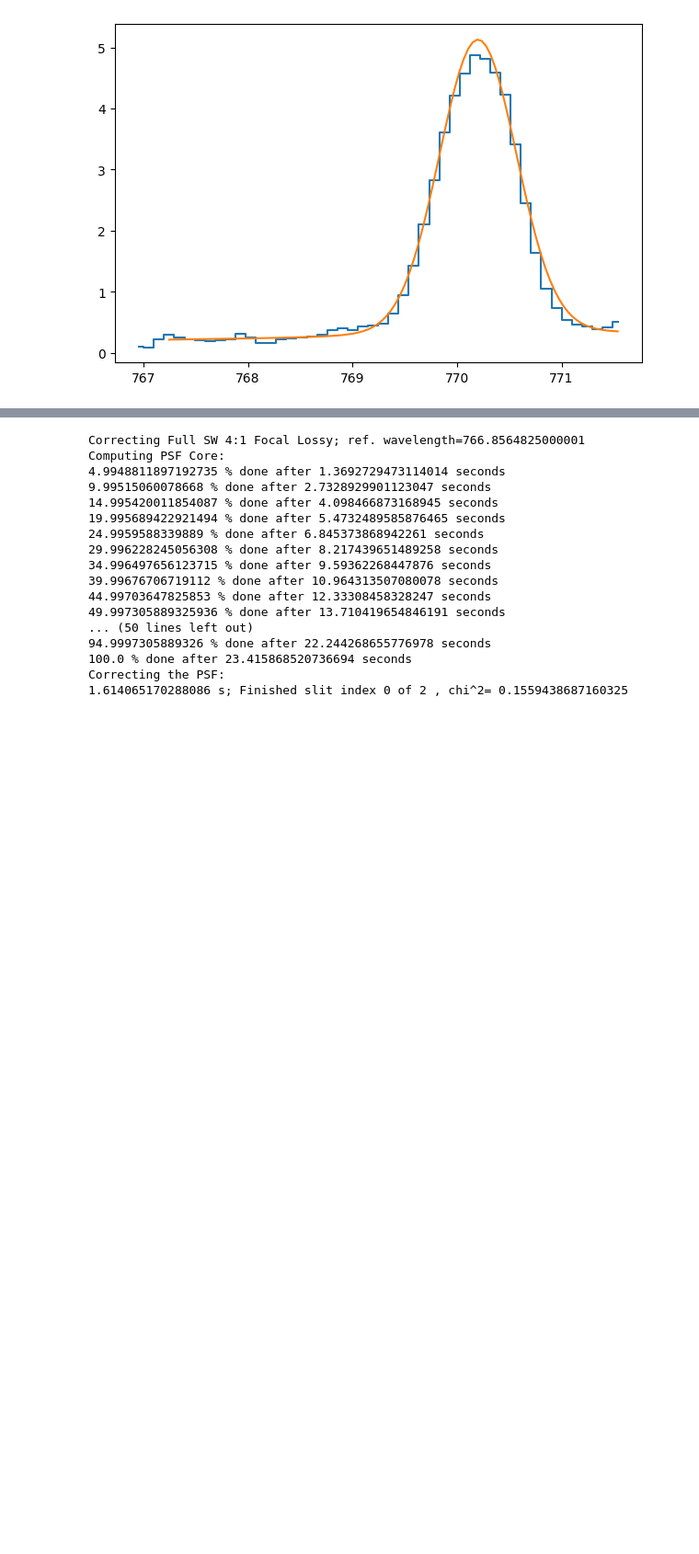
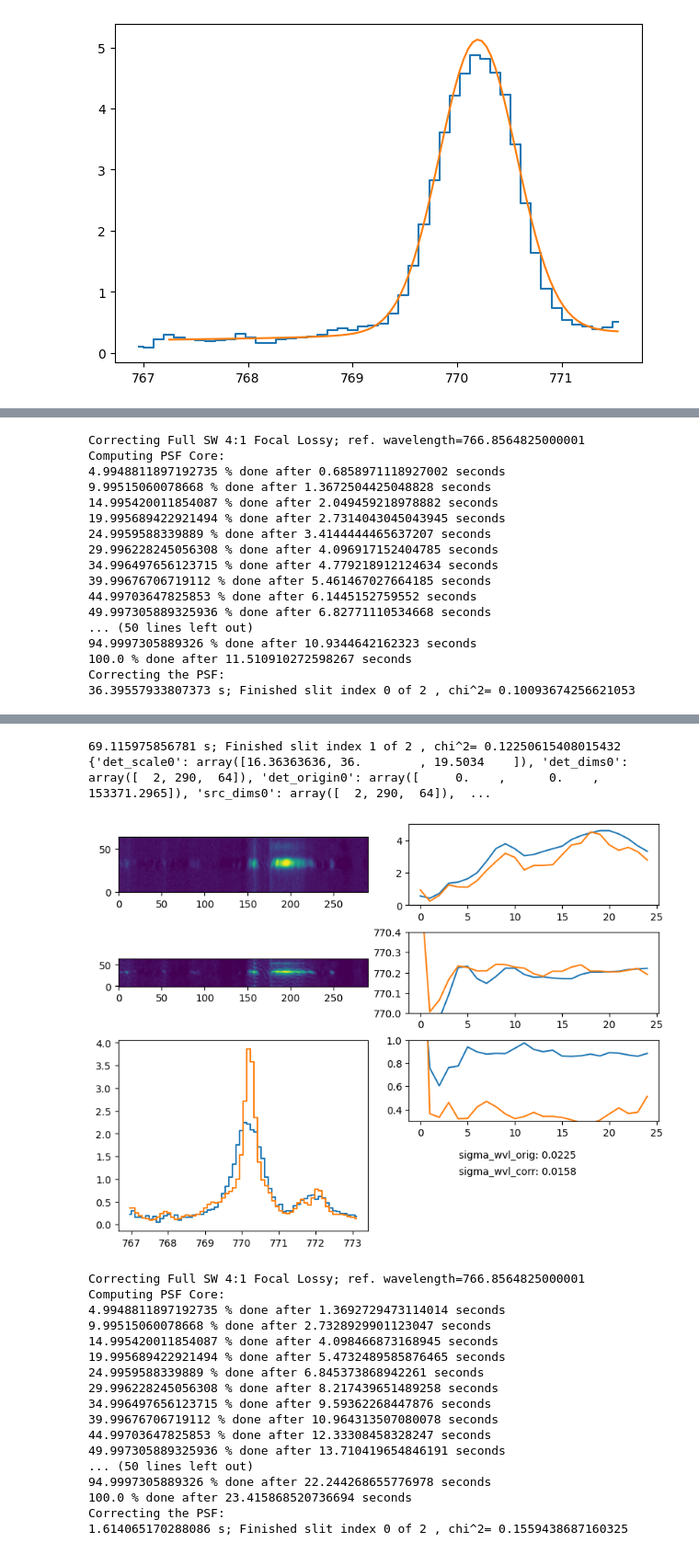
Before and after one commit to yjzhu-solar/SPICE_psf_202210, a Jupyter notebook: ipynb/spice_full_detector/spice_1024_full_detector_psf_parameter_search_manual.ipynb, the cells around one changed output, grey strips where cells are left out. Shown at 92% size. Drawn from its saved outputs; the diff is of its cells as text; code cells hidden in the pictures; blank space fills up the shorter version.

```diff
--- a/ipynb/spice_full_detector/spice_1024_full_detector_psf_parameter_search_manual.ipynb
+++ b/ipynb/spice_full_detector/spice_1024_full_detector_psf_parameter_search_manual.ipynb
@@ -270 +270,46 @@ print(NeVIII_dg_popt)
 [figure]
+# %%
+yl_core_xpo = 1.8
+
+yl_wing_xpo = 1.2
+
+# Rotation angle of the PSF, both core and wings
+psf_yl_angle = -20*np.pi/180
+
+# FWHMs of PSF core. First argument is width along y axis before rotation,
+# and is in arcseconds. Second is along lambda axis and is in angstrom.
+fwhm_core0_yl = np.array([1.5, 1.11])
+
+# This descriptor for plots should be manually edited to reflect the PSF parameters
+gaussian_desc = '2-part Gaussian PSF'
+
+fwhm_wing0_yl = np.array([13, 4.5]) # FWHMs of PSF wings in arcseconds and angstroms, respectively
+desc_str='; standard wing aspect ratio'
+
+# Fraction of overall PSF amplitude in wings (core weight is 1.0 - wing_weight).
+# PSFs have unit peak amplitude, -- PLEASE NOTE: they do not integrate to 1.
+wing_weight = 0.2
+
+work((test_NeVIII_data_bin_trans, spice_hdr_20_NeVIII,
+fwhm_core0_yl, fwhm_wing0_yl, psf_yl_angle, wing_weight,
+yl_core_xpo,yl_wing_xpo, rebin_facs,NeVIII_row_20_orig_fit_int,
+NeVIII_row_20_orig_fit_wvl, NeVIII_row_20_orig_fit_wid,
+test_fit_NeVIII_wvl), position=363//2)
+# %% [output]
+Correcting Full SW 4:1 Focal Lossy; ref. wavelength=766.8564825000001
+Computing PSF Core:
+4.9948811897192735 % done after 0.6858971118927002 seconds
+9.99515060078668 % done after 1.3672504425048828 seconds
+14.995420011854087 % done after 2.049459218978882 seconds
+19.995689422921494 % done after 2.7314043045043945 seconds
+24.9959588339889 % done after 3.4144444465637207 seconds
+29.996228245056308 % done after 4.096917152404785 seconds
+34.996497656123715 % done after 4.779218912124634 seconds
+39.99676706719112 % done after 5.461467027664185 seconds
+44.99703647825853 % done after 6.1445152759552 seconds
+49.997305889325936 % done after 6.82771110534668 seconds
+... (50 lines left out)
+94.9997305889326 % done after 10.9344642162323 seconds
+100.0 % done after 11.510910272598267 seconds
+Correcting the PSF:
+36.39557933807373 s; Finished slit index 0 of 2 , chi^2= 0.10093674256621053
@@ -271,3 +317,6 @@ print(NeVIII_dg_popt)
+69.115975856781 s; Finished slit index 1 of 2 , chi^2= 0.12250615408015432
+{'det_scale0': array([16.36363636, 36.        , 19.5034    ]), 'det_dims0': array([  2, 290,  64]), 'det_origin0': array([     0.    ,      0.    , 153371.2965]), 'src_dims0': array([  2, 290,  64]),  ...
+[figure, added]
 # %%
 # parameter set 1
 yl_core_xpo = 1.8
```
Also changed, not shown: parts of 4 cells of this notebook, 2 other files.
